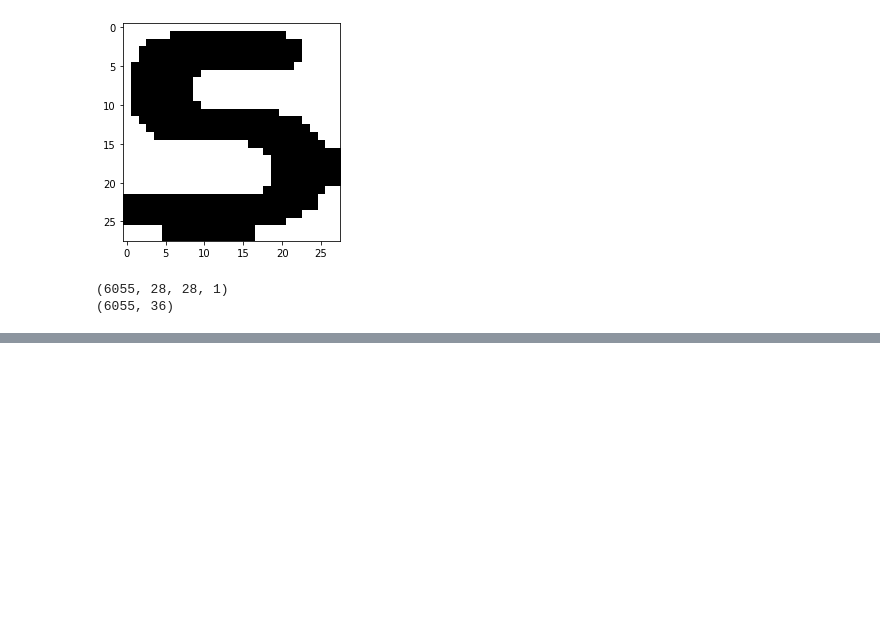
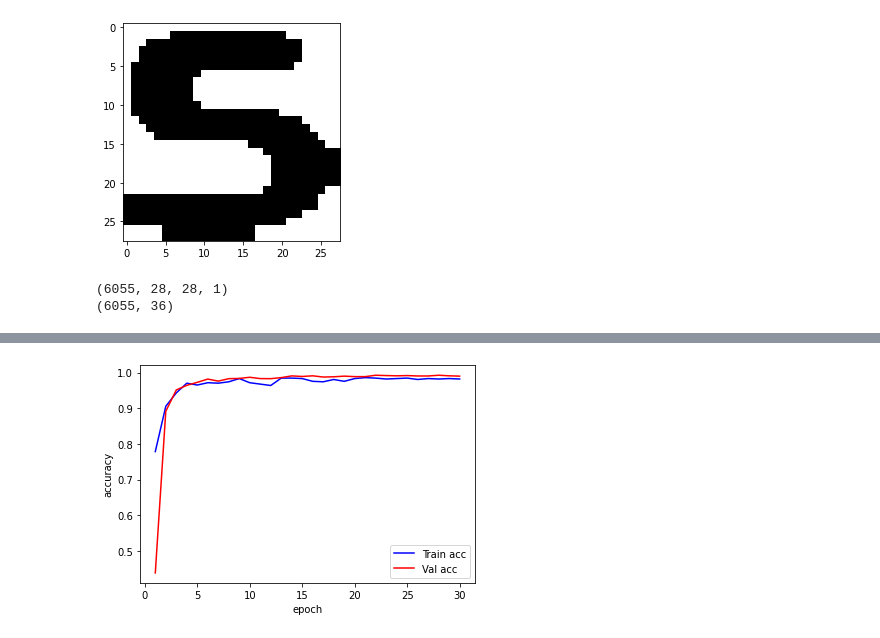
Before and after one commit to yashgupta417/ANPR, a Jupyter notebook: char_recog.ipynb, the cells around one changed output, grey strips where cells are left out. Saved outputs shown, nothing was run; the diff lists cells and outputs as text; code cells hidden in the pictures; blank space fills up the shorter version.

```diff
--- a/char_recog.ipynb
+++ b/char_recog.ipynb
@@ -298 +299,20 @@ plt_dynamic(x,vy,ty,ax)
+# %%
+#Accuracy curve
+fig,ax=plt.subplots(1,1)
+ax.set_xlabel('epoch')
+ax.set_ylabel('accuracy')
+
+x=list(range(1,epochs+1))
+
+vy=history.history['val_accuracy']
+ty=history.history['accuracy']
+
+def plt_dynamic(x,y,y_1,ax,colors=['b']):
+    ax.plot(x,y,'b',label='Train acc')
+    ax.plot(x,y_1,'r',label='Val acc')
+    plt.legend()
+    fig.canvas.draw()
+plt_dynamic(x,vy,ty,ax)
+# %% [output]
+[figure, added]
 # %%
```
Also changed, not shown: parts of 6 cells of this notebook.
